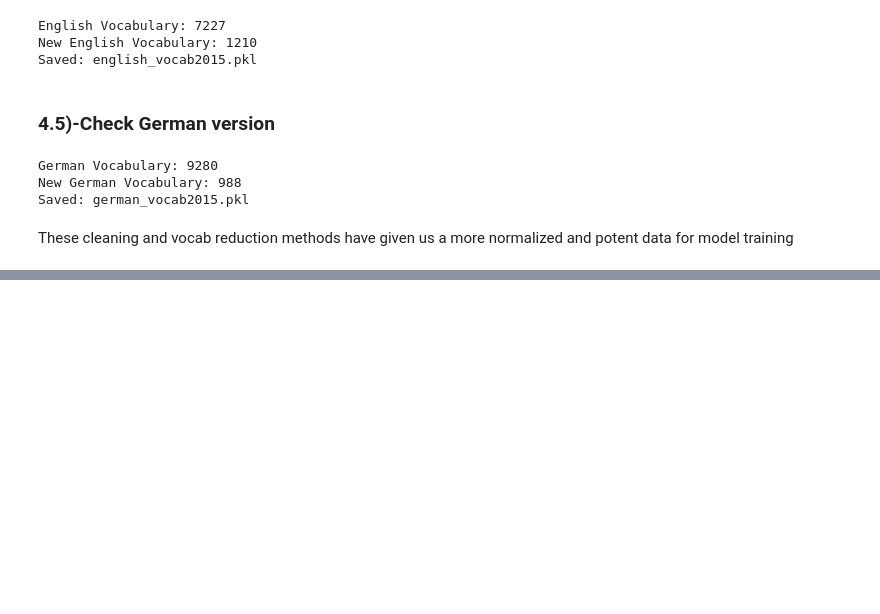
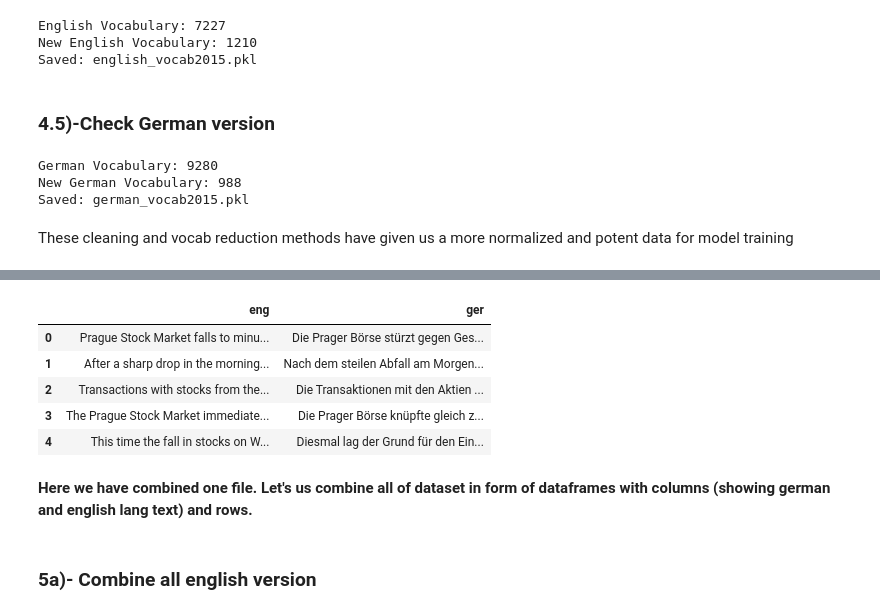
Before and after one commit to HassanSherwani/Language_Translator, a Jupyter notebook: Preprocess.ipynb, the cells around one changed output, grey strips where cells are left out. Drawn from its saved outputs; the diff is of its cells as text; code cells hidden in the pictures; blank space fills up the shorter version.

```diff
--- a/Preprocess.ipynb
+++ b/Preprocess.ipynb
@@ -391,0 +403,4 @@ These cleaning and vocab reduction methods have given us a more normalized and p
+# %%
+df_en_2009= pd.read_table('newstest2009.en', sep="\t", names=['eng'])
+# %%
+df_ger_2009= pd.read_table('newstest2009.de', sep="\t", names=['ger'])
@@ -391,0 +425,14 @@ These cleaning and vocab reduction methods have given us a more normalized and p
+# %%
+df_combine_2009=pd.concat([df_en_2009, df_ger_2009], axis=1, join='inner') # to adjust automatically row labels i.e index
+df_combine_2009.head()
+# %% [output]
+|  | eng | ger |
+| 0 | Prague Stock Market falls to minu... | Die Prager Börse stürzt gegen Ges... |
+| 1 | After a sharp drop in the morning... | Nach dem steilen Abfall am Morgen... |
+| 2 | Transactions with stocks from the... | Die Transaktionen mit den Aktien ... |
+| 3 | The Prague Stock Market immediate... | Die Prager Börse knüpfte gleich z... |
+| 4 | This time the fall in stocks on W... | Diesmal lag der Grund für den Ein... |
+# %% [markdown]
+**Here we have combined one file. Let's us combine all of dataset in form of dataframes with columns (showing german and english lang text) and rows.**
+# %% [markdown]
+### 5a)- Combine all english version
```
Also changed, not shown: parts of 15 cells of this notebook.
